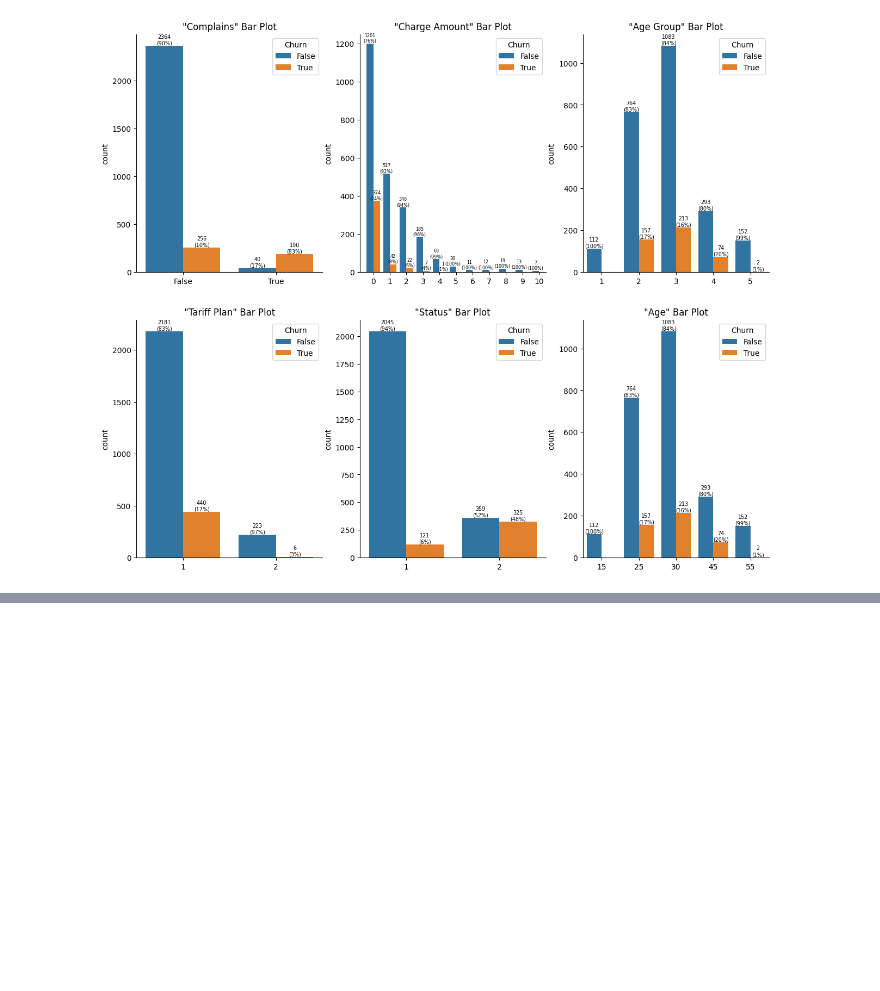
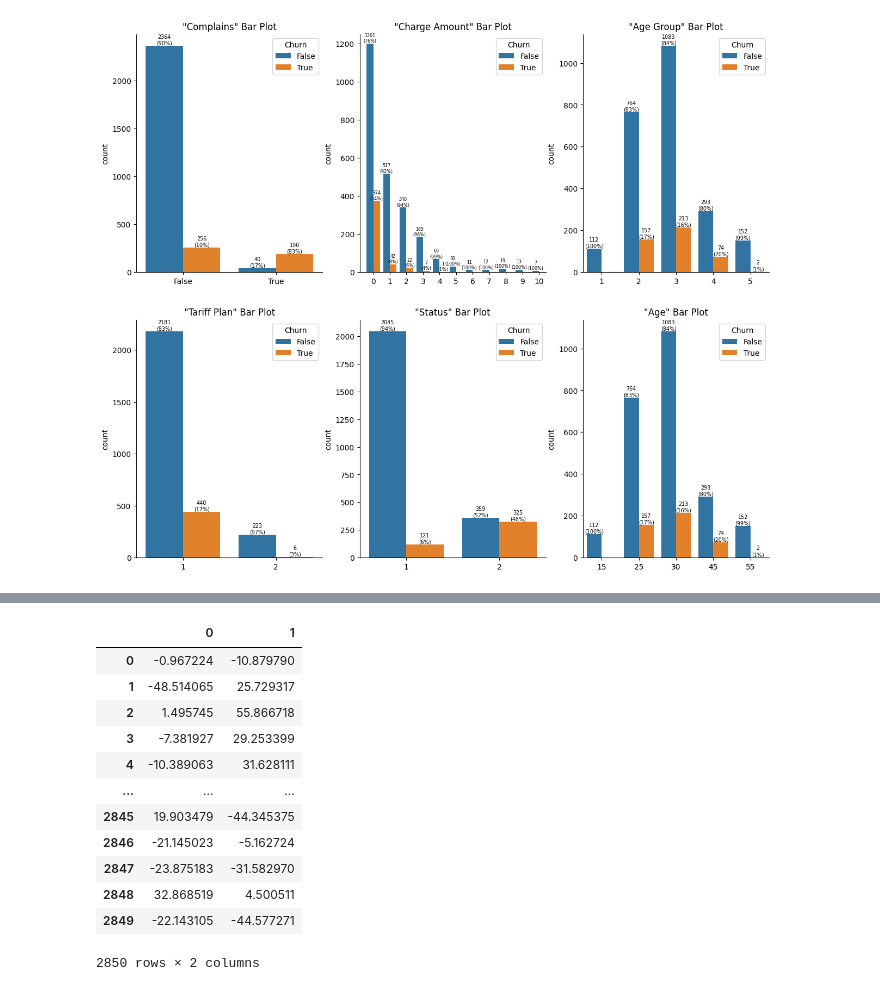
Before and after one commit to garudapaksi-yusuf/Iranian_Telecom_Churn, a Jupyter notebook: notebook/notebook.ipynb, the cells around one changed output, grey strips where cells are left out. Cells and saved outputs as stored; diff of their text form; code cells hidden in the pictures; blank space fills up the shorter version.

```diff
--- a/notebook/notebook.ipynb
+++ b/notebook/notebook.ipynb
@@ -911,0 +932,2 @@ berikut interpretasi yang dapat diambil pada tiap visualisasi di atas:
+# %%
+df = df.drop(columns="Age")
@@ -911,0 +981,16 @@ berikut interpretasi yang dapat diambil pada tiap visualisasi di atas:
+# %%
+pd.DataFrame(data=tsne_representation)
+# %% [output]
+|  | 0 | 1 |
+| 0 | -0.967224 | -10.879790 |
+| 1 | -48.514065 | 25.729317 |
+| 2 | 1.495745 | 55.866718 |
+| 3 | -7.381927 | 29.253399 |
+| 4 | -10.389063 | 31.628111 |
+| ... | ... | ... |
+| 2845 | 19.903479 | -44.345375 |
+| 2846 | -21.145023 | -5.162724 |
+| 2847 | -23.875183 | -31.582970 |
+| 2848 | 32.868519 | 4.500511 |
+| 2849 | -22.143105 | -44.577271 |
+2850 rows × 2 columns
```
Also changed, not shown: parts of 22 cells of this notebook.
